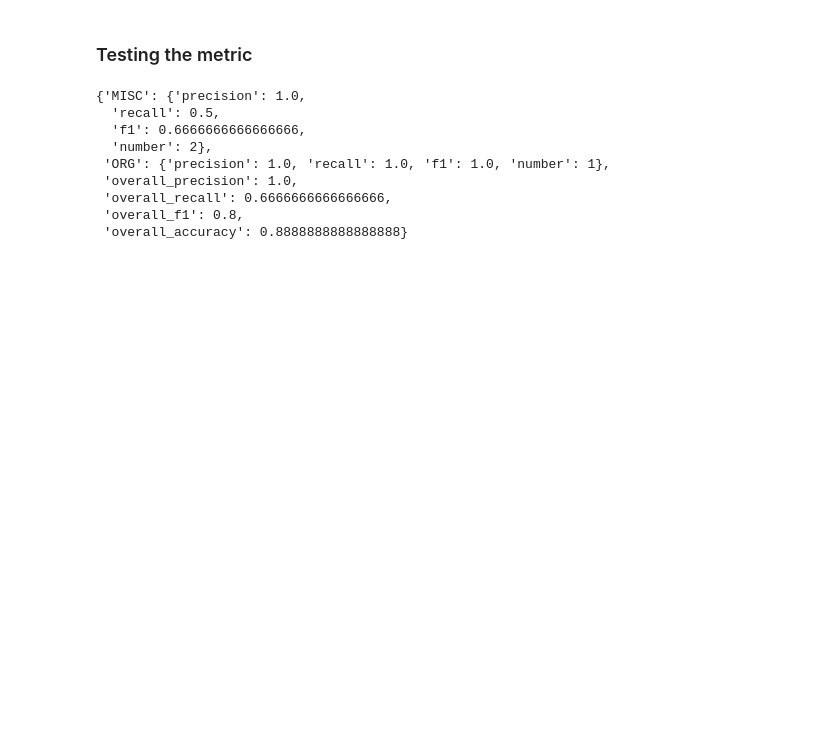
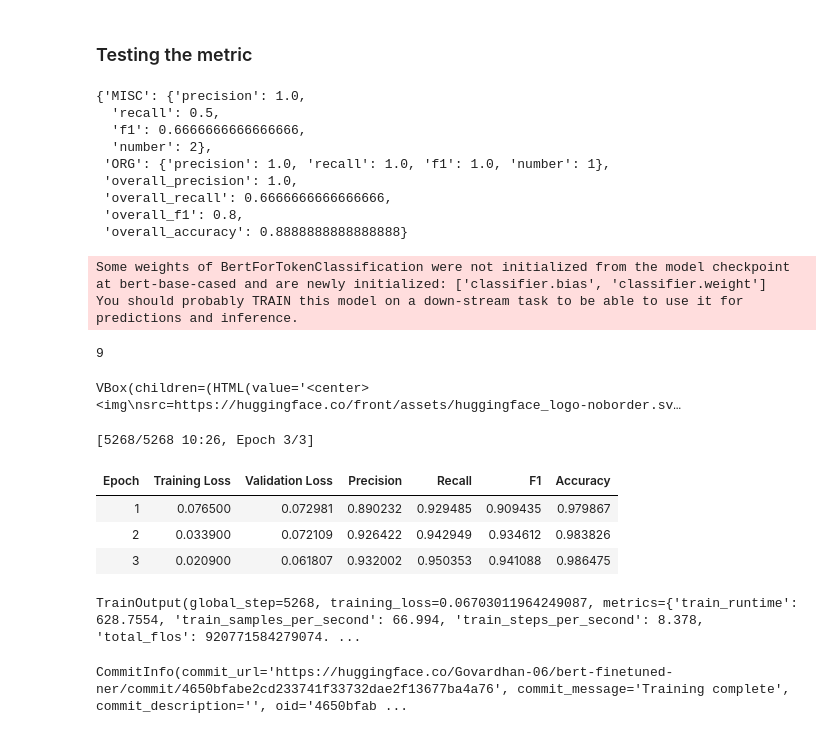
Before and after one commit to govardhan-06/practice-Notebooks, a Jupyter notebook: HF_NLP_Token_Classification.ipynb, the cells around one changed output. Drawn from its saved outputs; the diff is of its cells as text; code cells hidden in the pictures; blank space fills up the shorter version.

Commit message:
Model complete

```diff
--- a/HF_NLP_Token_Classification.ipynb
+++ b/HF_NLP_Token_Classification.ipynb
@@ -195,0 +217,24 @@ metric.compute(predictions=[predictions], references=[labels])
+# %%
+id2label = {i: label for i, label in enumerate(label_names)}
+label2id = {v: k for k, v in id2label.items()}
+# %%
+from transformers import AutoModelForTokenClassification
+
+model = AutoModelForTokenClassification.from_pretrained(
+    model_checkpoint,
+    id2label=id2label,
+    label2id=label2id,
+)
+# %% [output]
+Some weights of BertForTokenClassification were not initialized from the model checkpoint at bert-base-cased and are newly initialized: ['classifier.bias', 'classifier.weight']
+You should probably TRAIN this model on a down-stream task to be able to use it for predictions and inference.
+# %%
+model.config.num_labels
+# %% [output]
+9
+# %%
+from huggingface_hub import notebook_login
+
+notebook_login()
+# %% [output]
+VBox(children=(HTML(value='<center> <img\nsrc=https://huggingface.co/front/assets/huggingface_logo-noborder.sv…
@@ -195,0 +248,36 @@ metric.compute(predictions=[predictions], references=[labels])
+# %%
+from transformers import TrainingArguments
+
+args = TrainingArguments(
+    "bert-finetuned-ner",
+    eval_strategy="epoch",
+    save_strategy="epoch",
+    learning_rate=2e-5,
+    num_train_epochs=3,
+    weight_decay=0.01,
+    push_to_hub=True,
+)
+# %%
+from transformers import Trainer
+
+trainer = Trainer(
+    model=model,
+    args=args,
+    train_dataset=tokenized_datasets["train"],
+    eval_dataset=tokenized_datasets["validation"],
+    data_collator=data_collator,
+    compute_metrics=compute_metrics,
+    tokenizer=tokenizer,
+)
+trainer.train()
+# %% [output]
+[5268/5268 10:26, Epoch 3/3]
+| Epoch | Training Loss | Validation Loss | Precision | Recall | F1 | Accuracy |
+| 1 | 0.076500 | 0.072981 | 0.890232 | 0.929485 | 0.909435 | 0.979867 |
+| 2 | 0.033900 | 0.072109 | 0.926422 | 0.942949 | 0.934612 | 0.983826 |
+| 3 | 0.020900 | 0.061807 | 0.932002 | 0.950353 | 0.941088 | 0.986475 |
+TrainOutput(global_step=5268, training_loss=0.06703011964249087, metrics={'train_runtime': 628.7554, 'train_samples_per_second': 66.994, 'train_steps_per_second': 8.378, 'total_flos': 920771584279074. ...
+# %%
+trainer.push_to_hub(commit_message="Training complete")
+# %% [output]
+CommitInfo(commit_url='https://huggingface.co/Govardhan-06/bert-finetuned-ner/commit/4650bfabe2cd233741f33732dae2f13677ba4a76', commit_message='Training complete', commit_description='', oid='4650bfab ...
```
Also changed, not shown: parts of 3 cells of this notebook.
